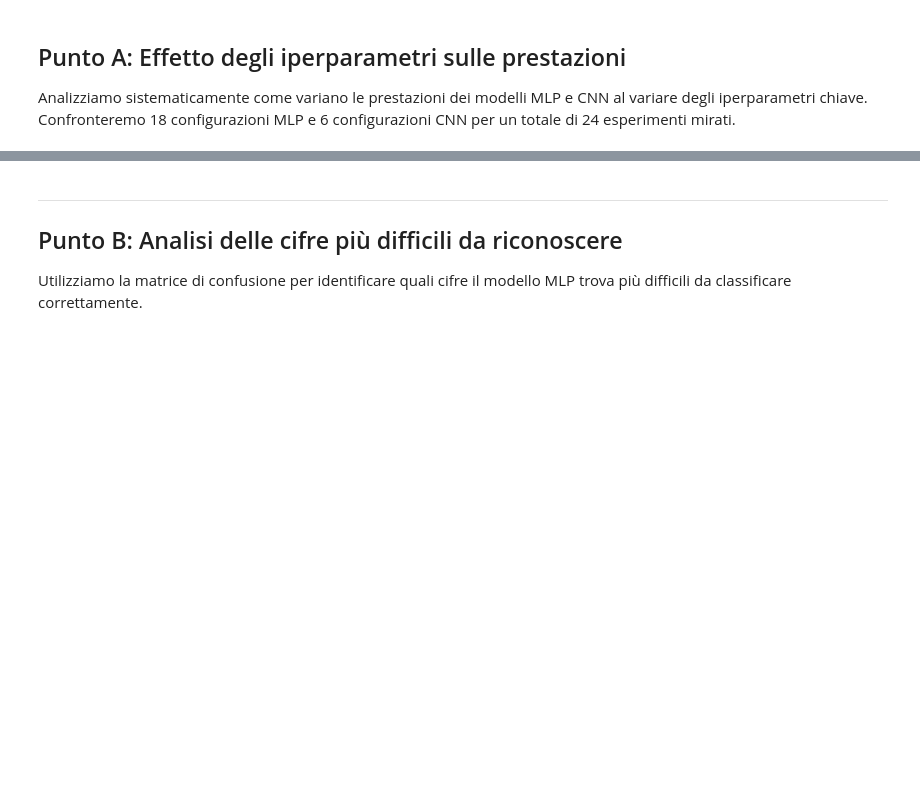
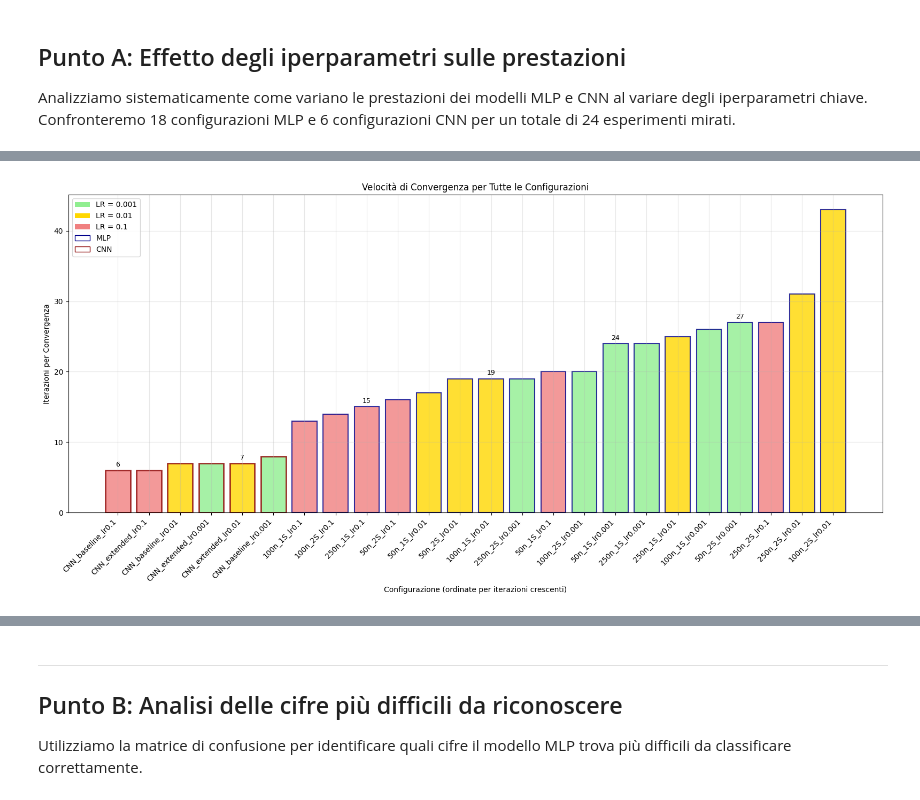
Before and after one commit to GiulioBotta/MiniProgettoAI, a Jupyter notebook: progetto.ipynb, the cells around one changed output, grey strips where cells are left out. Cells and saved outputs as stored; diff of their text form; code cells hidden in the pictures; blank space fills up the shorter version.

```diff
--- a/progetto.ipynb
+++ b/progetto.ipynb
@@ -576,61 +675,75 @@ Confronto del numero di iterazioni necessarie per raggiungere la convergenza.
 # %%
 # Preparazione dati convergenza
-mlp_iterations = [r['iterations'] for r in mlp_results]
-cnn_iterations = [r['iterations'] for r in cnn_results]
+iterazioni_tutte = [r['iterations'] for r in tutti_risultati]
 
-# Raggruppo per tipo di modello
-mlp_configs_conv = [r['config_name'] for r in mlp_results]
-cnn_configs_conv = [r['config_name'] for r in cnn_results]
+# Ordinamento per numero di iterazioni crescente
+indici_iter = sorted(range(len(iterazioni_tutte)), key=lambda i: iterazioni_tutte[i])
 
-# Media iterazioni per architettura
-mlp_arch_iterations = {}
-for neurons in neurons_list:
-    for n_layers in layers_list:
-        key = f"{neurons}n_{n_layers}L"
-        iterations = [r['iterations'] for r in mlp_results
-                     if r['neurons'] == neurons and r['n_layers'] == n_layers]
-        mlp_arch_iterations[key] = np.mean(iterations) if iterations else 0
-
-cnn_arch_iterations = {}
-for arch in architectures:
-    iterations = [r['iterations'] for r in cnn_results if r['architecture'] == arch]
-    cnn_arch_iterations[arch] = np.mean(iterations) if iterations else 0
+nomi_ordinati_iter = [nomi_config[i] for i in indici_iter]
+iterazioni_ordinate = [iterazioni_tutte[i] for i in indici_iter]
+tipi_ordinati_iter = [tipi_modello[i] for i in indici_iter]
+lr_ordinati = [tutti_risultati[i]['learning_rate'] for i in indici_iter]
 
 # Visualizzazione
-fig, ax = plt.subplots(figsize=(12, 6))
+fig, ax = plt.subplots(figsize=(16, 8))
 
-# Preparazione dati per bar chart
-all_configs = list(mlp_arch_iterations.keys()) + list(cnn_arch_iterations.keys())
-all_iterations = list(mlp_arch_iterations.values()) + list(cnn_arch_iterations.values())
+# Colori basati su learning rate
+colori_lr = []
+for lr in lr_ordinati:
+    if lr == 0.001:
+        colori_lr.append('lightgreen')
+    elif lr == 0.01:
+        colori_lr.append('gold')
+    else:
+        colori_lr.append('lightcoral')
 
-# Colori distinti
-colors = ['lightblue'] * len(mlp_arch_iterations) + ['salmon'] * len(cnn_arch_iterations)
+bars = ax.bar(range(len(nomi_ordinati_iter)), iterazioni_ordinate,
+              color=colori_lr, alpha=0.8)
 
-bars = ax.bar(range(len(all_configs)), all_iterations, color=colors, alpha=0.8)
+# Bordi per tipo di modello
+for i, tipo in enumerate(tipi_ordinati_iter):
+    if tipo == 'MLP':
+        bars[i].set_edgecolor('darkblue')
+        bars[i].set_linewidth(1.5)
+    else:
+        bars[i].set_edgecolor('darkred')
+        bars[i].set_linewidth(2)
 
-ax.set_xlabel('Architecture')
-ax.set_ylabel('Average Iterations to Convergence')
-ax.set_title('Convergence Speed Comparison')
-ax.set_xticks(range(len(all_configs)))
-ax.set_xticklabels(all_configs, rotation=45)
+ax.set_xlabel('Configurazione (ordinate per iterazioni crescenti)')
+ax.set_ylabel('Iterazioni per Convergenza')
+ax.set_title('Velocità di Convergenza per Tutte le Configurazioni')
+ax.set_xticks(range(len(nomi_ordinati_iter)))
+ax.set_xticklabels(nomi_ordinati_iter, rotation=45, ha='right')
 ax.grid(True, alpha=0.3)
 
-# Annotazioni
-for bar, iterations in zip(bars, all_iterations):
-    height = bar.get_height()
-    ax.annotate(f'{iterations:.0f}', xy=(bar.get_x() + bar.get_width()/2, height),
-               xytext=(0, 3), textcoords="offset points", ha='center', va='bottom')
+# Annotazioni per valori significativi
+for i in range(0, len(bars), 4):  # Ogni 4 configurazioni
+    height = bars[i].get_height()
+    ax.annotate(f'{int(height)}', xy=(i, height),
+               xytext=(0, 3), textcoords="offset points",
+               ha='center', va='bottom', fontsize=9)
 
-# Legenda manuale
-ax.bar([], [], color='lightblue', alpha=0.8, label='MLP')
-ax.bar([], [], color='salmon', alpha=0.8, label='CNN')
-ax.legend()
+# Legenda
+legenda_elementi = [
+    Patch(facecolor='lightgreen', label='LR = 0.001'),
+    Patch(facecolor='gold', label='LR = 0.01'),
+    Patch(facecolor='lightcoral', label='LR = 0.1'),
+    Patch(facecolor='white', edgecolor='darkblue', label='MLP'),
+    Patch(facecolor='white', edgecolor='darkred', label='CNN')
+]
+ax.legend(handles=legenda_elementi)
 
 plt.tight_layout()
 plt.show()
 
-print("CONVERGENCE SPEED ANALYSIS:")
-print(f"MLP average iterations: {np.mean(mlp_iterations):.1f}")
-print(f"CNN average iterations: {np.mean(cnn_iterations):.1f}")
-print("[risultati da implementare]")
+# Statistiche per tipo di modello
+iter_mlp = [r['iterations'] for r in risultati_mlp]
+iter_cnn = [r['iterations'] for r in risultati_cnn]
+
+print("ANALISI VELOCITÀ CONVERGENZA:")
+print(f"Iterazioni medie MLP: {np.mean(iter_mlp):.1f}")
+print(f"Iterazioni medie CNN: {np.mean(iter_cnn):.1f}")
+print(f"Configurazione più veloce: {nomi_ordinati_iter[0]} - {iterazioni_ordinate[0]} iterazioni")
+print(f"Configurazione più lenta: {nomi_ordinati_iter[-1]} - {iterazioni_ordinate[-1]} iterazioni")
 # %% [output]
+[figure, added]
```
Also changed, not shown: parts of 78 cells of this notebook, 1 other file.
